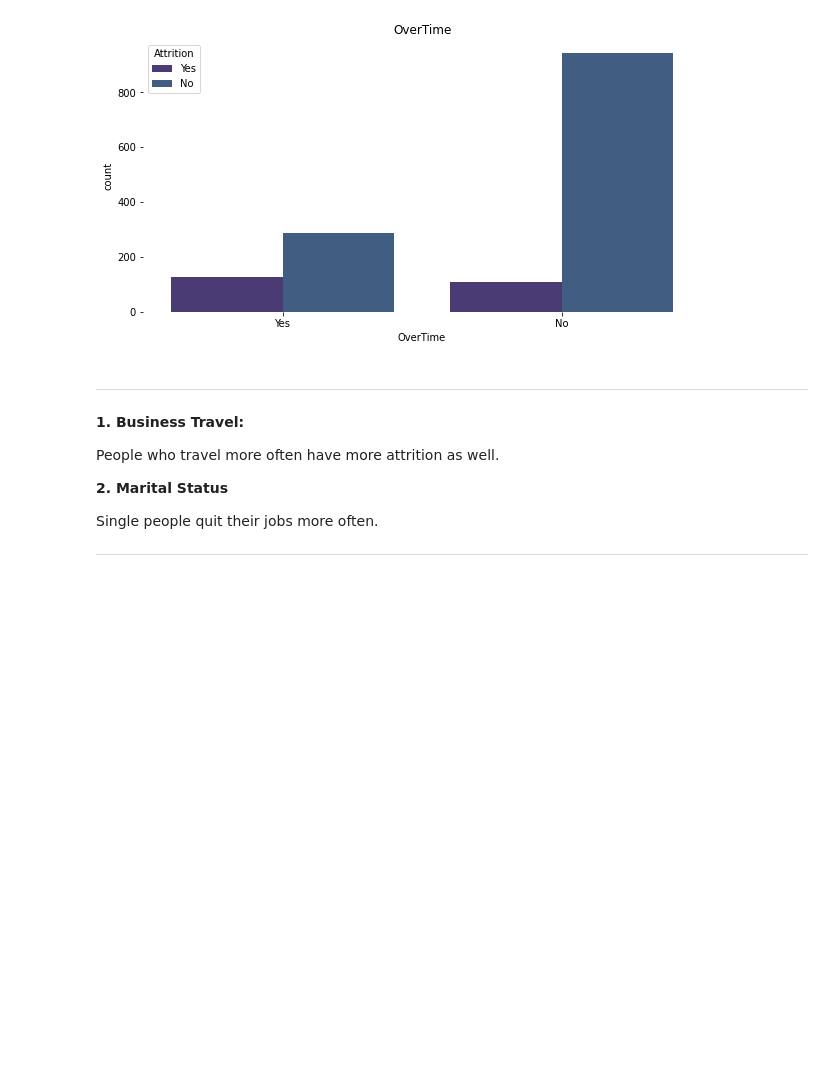
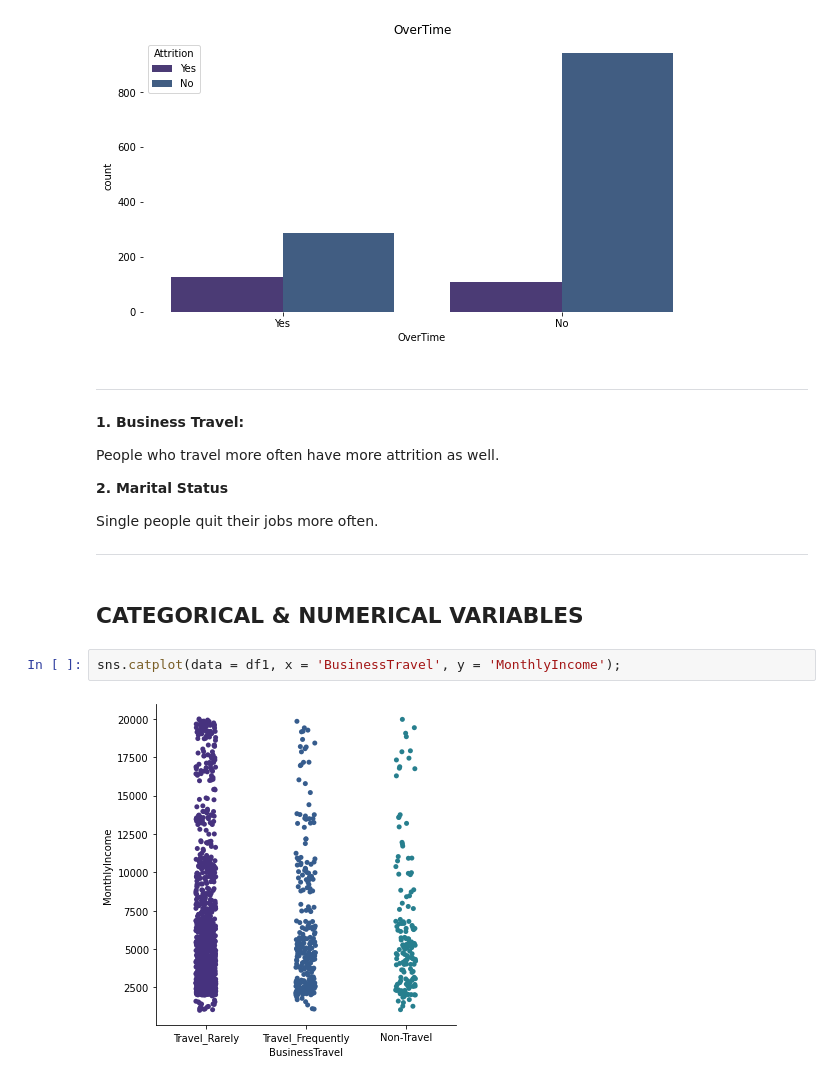
Before and after one commit to daianeklein/HR-Analytics, a Jupyter notebook: HR-Analytics.ipynb, the cells around one changed output. Saved outputs shown, nothing was run; the diff lists cells and outputs as text; blank space fills up the shorter version.

```diff
--- a/HR-Analytics.ipynb
+++ b/HR-Analytics.ipynb
@@ -278,3 +355,9 @@ People who travel more often have more attrition as well.
 Single people quit their jobs more often.
 
 ***
+# %% [markdown]
+## CATEGORICAL & NUMERICAL VARIABLES
+# %%
+sns.catplot(data = df1, x = 'BusinessTravel', y = 'MonthlyIncome');
+# %% [output]
+[figure, added]
```
Also changed, not shown: parts of 13 cells of this notebook.
